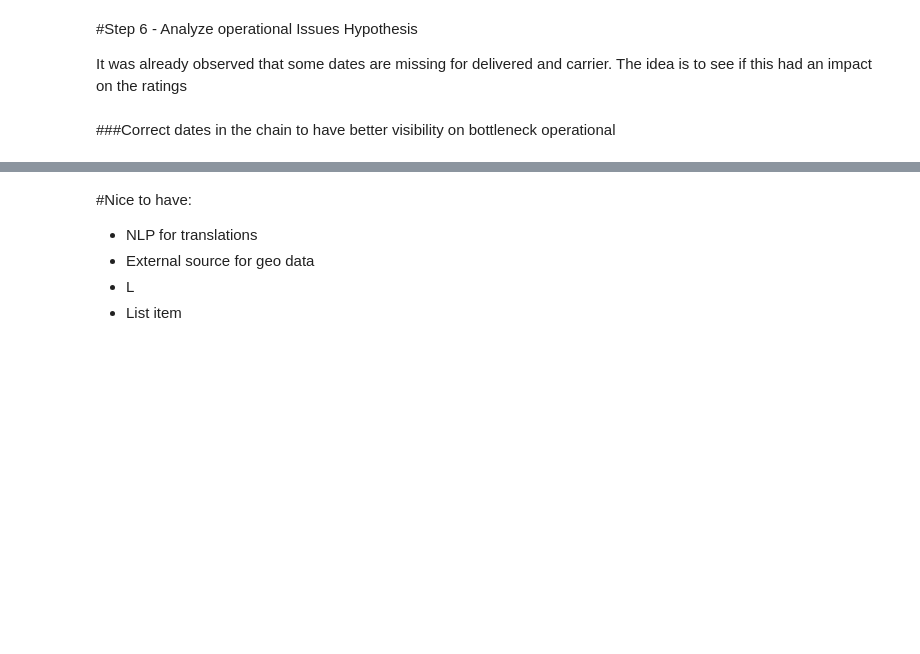
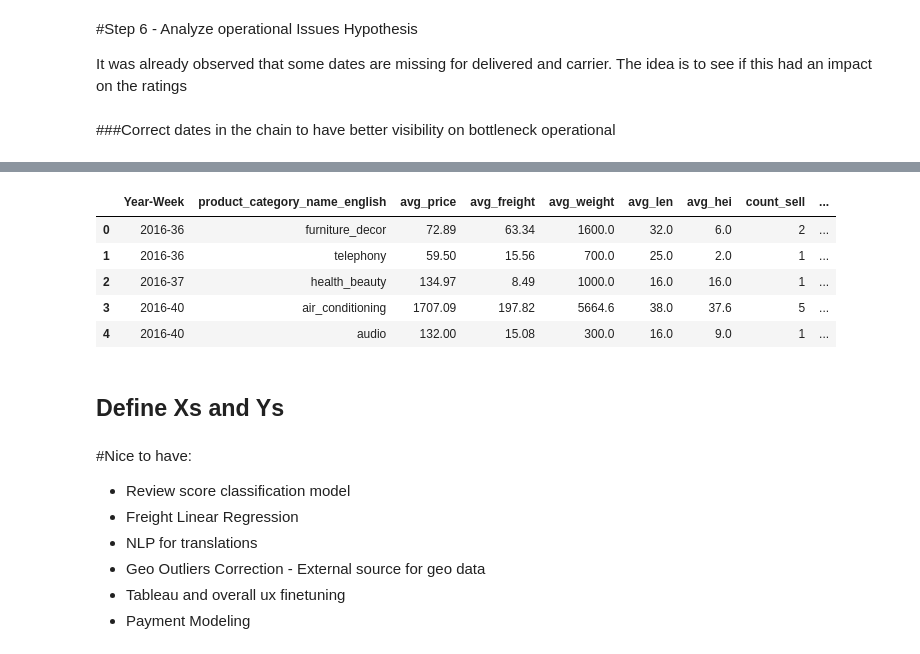
Before and after one commit to jrclavier/aurelius_ds_fin, a Jupyter notebook: Aurelius_WorkingSheet.ipynb, the cells around one changed output, grey strips where cells are left out. Cells and saved outputs as stored; diff of their text form; code cells hidden in the pictures; blank space fills up the shorter version.

```diff
--- a/Aurelius_WorkingSheet.ipynb
+++ b/Aurelius_WorkingSheet.ipynb
@@ -1131,0 +985,18 @@ orders_rev_pro.loc[orders_rev_pro['days_appr_carrier'] < 0]
+# %%
+#Drop columns to make file lighter
+
+orders_rev_pro.drop('product_description_lenght', inplace=True,errors='ignore', axis=1)
+orders_rev_pro.drop('days_total', inplace=True,errors='ignore', axis=1)
+orders_rev_pro.drop('days_appr_carrier', inplace=True,errors='ignore', axis=1)
+orders_rev_pro.drop('days_purchase_appr', inplace=True, errors='ignore', axis=1)
+orders_rev_pro.drop('days_carrier_cust', inplace=True, errors='ignore', axis=1)
+orders_rev_pro.drop('Right_product_id', inplace=True,errors='ignore', axis=1)
+orders_rev_pro.drop('days_deliv_cust', inplace=True,errors='ignore', axis=1)
+
+
+orders_rev_pro['day'] = orders_rev_pro['order_purchase_timestamp'].dt.day
+orders_rev_pro['month'] = orders_rev_pro['order_purchase_timestamp'].dt.month
+orders_rev_pro['year'] = orders_rev_pro['order_purchase_timestamp'].dt.year
+
+
+orders_rev_pro.dtypes
@@ -1167,0 +1077,30 @@ files.download('orders_rev_pro.csv')
+# %%
+# Lets define the transformation matrix TRX made out of non-categorical features.
+
+# We could also transform our data set to capture N of customers per week in the meantime
+
+orders_rev_pro['Year-Week'] = orders_rev_pro['order_purchase_timestamp'].dt.strftime('%Y-%U')
+orders_rev_pro.head()
+#Product specs will come in handy when we want to link back to our catalogue but lets drop for now all categorical features
+
+order_yr_wk = orders_rev_pro.groupby(['Year-Week','product_category_name_english'], as_index=False)\
+.agg(avg_price = ('Sum_price', 'sum'),
+     avg_freight = ('Sum_freight_value', 'sum'),
+     avg_weight = ('product_weight_g','mean'),
+     avg_len = ('product_length_cm','mean'),
+     avg_hei = ('product_height_cm','mean'),
+     count_sell = ('seller_id','count'),
+     count_cust = ('customer_id','count'),
+     count_order = ('order_id','count'))
+# %%
+
+order_yr_wk.head()
+# %% [output]
+|  | Year-Week | product_category_name_english | avg_price | avg_freight | avg_weight | avg_len | avg_hei | count_sell | ... |
+| 0 | 2016-36 | furniture_decor | 72.89 | 63.34 | 1600.0 | 32.0 | 6.0 | 2 | ... |
+| 1 | 2016-36 | telephony | 59.50 | 15.56 | 700.0 | 25.0 | 2.0 | 1 | ... |
+| 2 | 2016-37 | health_beauty | 134.97 | 8.49 | 1000.0 | 16.0 | 16.0 | 1 | ... |
+| 3 | 2016-40 | air_conditioning | 1707.09 | 197.82 | 5664.6 | 38.0 | 37.6 | 5 | ... |
+| 4 | 2016-40 | audio | 132.00 | 15.08 | 300.0 | 16.0 | 9.0 | 1 | ... |
+# %% [markdown]
+## Define Xs and Ys
@@ -1170,7 +1115,10 @@ files.download('orders_rev_pro.csv')
 
 
 
+
+*   Review score classification model
+*   Freight Linear Regression
 *   NLP for translations
-*   External source for geo data
-*   L
-*   List item
+*   Geo Outliers Correction - External source for geo data
+*   Tableau and overall ux finetuning
+*   Payment Modeling
```
Also changed, not shown: parts of 32 cells of this notebook.
